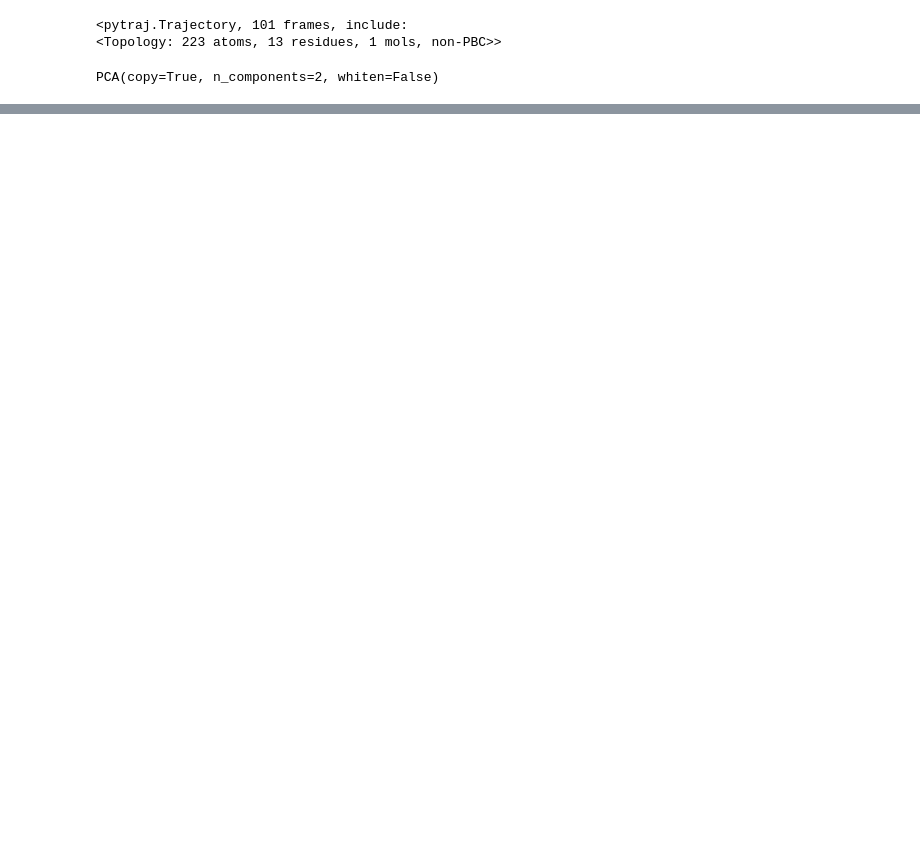
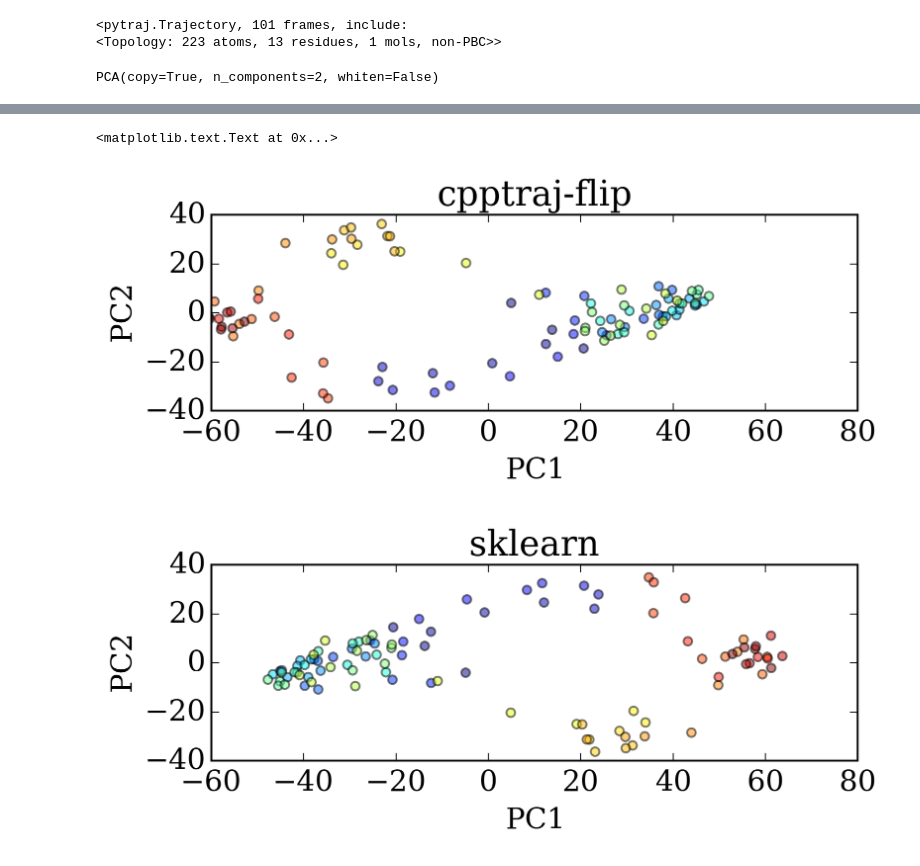
Before and after one commit to Amber-MD/pytraj, a Jupyter notebook: doc/build/html/tutorials/pca_mdtraj_adapted_evaluated.ipynb, the cells around one changed output, grey strips where cells are left out. Saved outputs shown, nothing was run; the diff lists cells and outputs as text; code cells hidden in the pictures; blank space fills up the shorter version.

```diff
--- a/doc/build/html/tutorials/pca_mdtraj_adapted_evaluated.ipynb
+++ b/doc/build/html/tutorials/pca_mdtraj_adapted_evaluated.ipynb
@@ -42,0 +111,28 @@ cbar.set_label('frame #')
+# %%
+# reduced_cartesian corresponds to dataset with names of 'Mode1', 'Mode2'
+# mode_0, mode_1 = -state.data['Mode1'].values, -state.data['Mode2'].values
+mode_0, mode_1 = state.data['Mode1'].values, state.data['Mode2'].values
+
+# plot: cpptraj
+fig = plt.figure()
+ax_0 = fig.add_subplot(211)
+ax_0.scatter(mode_0, mode_1, marker='o', c=range(traj.n_frames), alpha=0.5)
+ax_0.set_xlabel('PC1')
+ax_0.set_ylabel('PC2')
+ax_0.set_xlim([-60, 80])
+ax_0.set_ylim([-40, 40])
+ax_0.set_title('cpptraj-flip')
+ax_0.set_yticks([-40, -20, 0, 20, 40])
+
+# plot: sklearn
+fig = plt.figure()
+ax_1 = fig.add_subplot(212)
+ax_1.scatter(reduced_cartesian[:, 0], reduced_cartesian[:,1], marker='o', c=range(traj.n_frames), alpha=0.5)
+ax_1.set_xlabel('PC1')
+ax_1.set_ylabel('PC2')
+ax_1.set_yticks([-40, -20, 0, 20, 40])
+ax_1.set_title('sklearn')
+# %% [output]
+<matplotlib.text.Text at 0x...>
+[figure, added]
+[figure, added]
```
Also changed, not shown: parts of 18 cells of this notebook, 15 other files.
